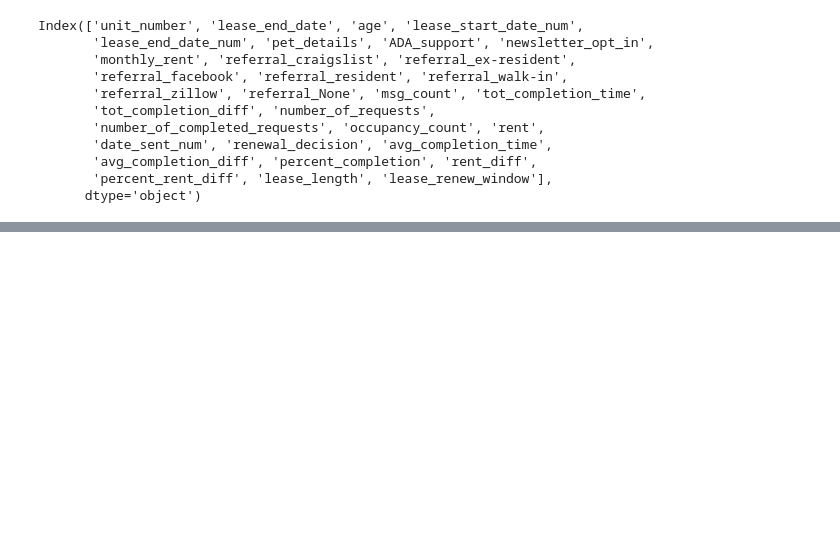
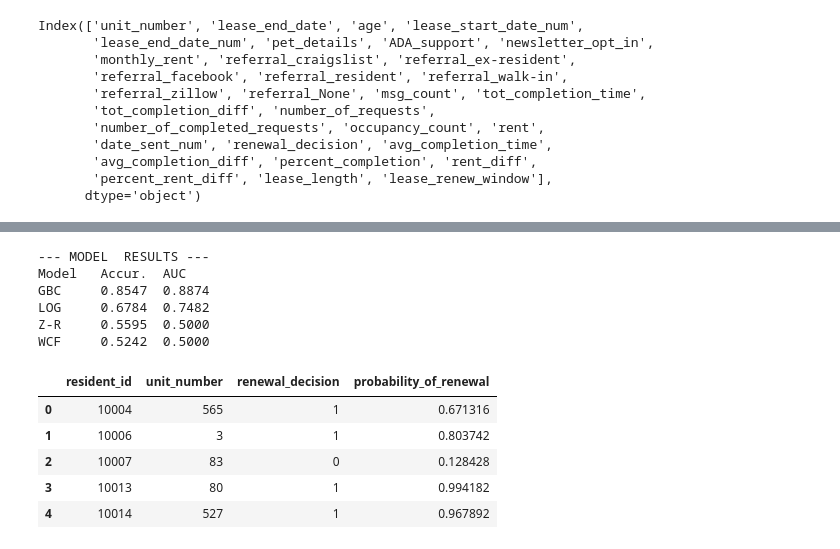
Before and after one commit to the-hktran/housing_data_analysis, a Jupyter notebook: 1-renewal_model.ipynb, the cells around one changed output, grey strips where cells are left out. Saved outputs shown, nothing was run; the diff lists cells and outputs as text; code cells hidden in the pictures; blank space fills up the shorter version.

Commit message:
Finished training and testing GB CLF model

```diff
--- a/1-renewal_model.ipynb
+++ b/1-renewal_model.ipynb
@@ -474,2 +490,13 @@ referral_None: 0.0041
 # %%
-# Test for
+### Train and Evaluate the performance of a Gradient Boost Classifier Model ###
+# We will train a Gradient Boost Classifier Model as our final model
+
+# First, prune the features
+model_gbc = GradientBoostingClassifier()
+model_gbc.fit(X_ptrain, Y_ptrain)
+features_gbc = prune_features(init_features, model_gbc, X_ptrain, Y_ptrain, X_val, Y_val)
+
+X_gbc_train = final_data_train[features_gbc]
+X_gbc_test = final_data_test[features_gbc]
+
+model_gbc.fit(X_gbc_train, Y_train)
@@ -475,0 +522,52 @@ referral_None: 0.0041
+# %%
+# Evaluate model performance using k-fold cross validation
+kfolds = 5
+score_gbc = cross_val_score(model_gbc, X_gbc_train, Y_train, cv = kfolds).mean()
+score_log = cross_val_score(model_log, X_log_train, Y_train, cv = kfolds).mean()
+score_zr = cross_val_score(model_zr, X_log_train, Y_train, cv = kfolds).mean()
+score_wcf = cross_val_score(model_wcf, X_log_train, Y_train, cv = kfolds).mean()
+
+auc_gbc = cross_val_score(model_gbc, X_gbc_train, Y_train, cv = kfolds, scoring='roc_auc').mean()
+auc_log = cross_val_score(model_log, X_log_train, Y_train, cv = kfolds, scoring='roc_auc').mean()
+auc_zr = 0.5 #cross_val_score(model_zr, X_log_train, Y_train, cv = kfolds, scoring='roc_auc').mean()
+auc_wcf = 0.5 #ross_val_score(model_wcf, X_log_train, Y_train, cv = kfolds, scoring='roc_auc').mean()
+
+print("--- MODEL  RESULTS --- ")
+print(f"Model\tAccur.\tAUC")
+print(f"GBC\t{score_gbc:.4f}\t{auc_gbc:.4f}")
+print(f"LOG\t{score_log:.4f}\t{auc_log:.4f}")
+print(f"Z-R\t{score_zr:.4f}\t{auc_zr:.4f}")
+print(f"WCF\t{score_wcf:.4f}\t{auc_wcf:.4f}")
+# %% [output]
+--- MODEL  RESULTS ---
+Model   Accur.  AUC
+GBC     0.8547  0.8874
+LOG     0.6784  0.7482
+Z-R     0.5595  0.5000
+WCF     0.5242  0.5000
+# %%
+### FINAL MODEL AND PREDICTIONS ###
+model_gbc.fit(X_gbc_train, Y_train)
+
+test_probs = model_gbc.predict_proba(X_gbc_test)[:, 1]
+test_preds = model_gbc.predict(X_gbc_test)
+
+output_df = pd.DataFrame({
+    'unit_number': final_data_test['unit_number'],
+    'renewal_decision': test_preds,
+    'probability_of_renewal': test_probs
+})
+
+output_df.head()
+res_id = residents_test[['resident_id', 'unit_number']]
+final_output = res_id.merge(output_df, on = 'unit_number', how = 'left')
+
+final_output.to_csv('test_predictions.csv', index = False)
+final_output.head()
+# %% [output]
+|  | resident_id | unit_number | renewal_decision | probability_of_renewal |
+| 0 | 10004 | 565 | 1 | 0.671316 |
+| 1 | 10006 | 3 | 1 | 0.803742 |
+| 2 | 10007 | 83 | 0 | 0.128428 |
+| 3 | 10013 | 80 | 1 | 0.994182 |
+| 4 | 10014 | 527 | 1 | 0.967892 |
```
Also changed, not shown: parts of 3 cells of this notebook.
